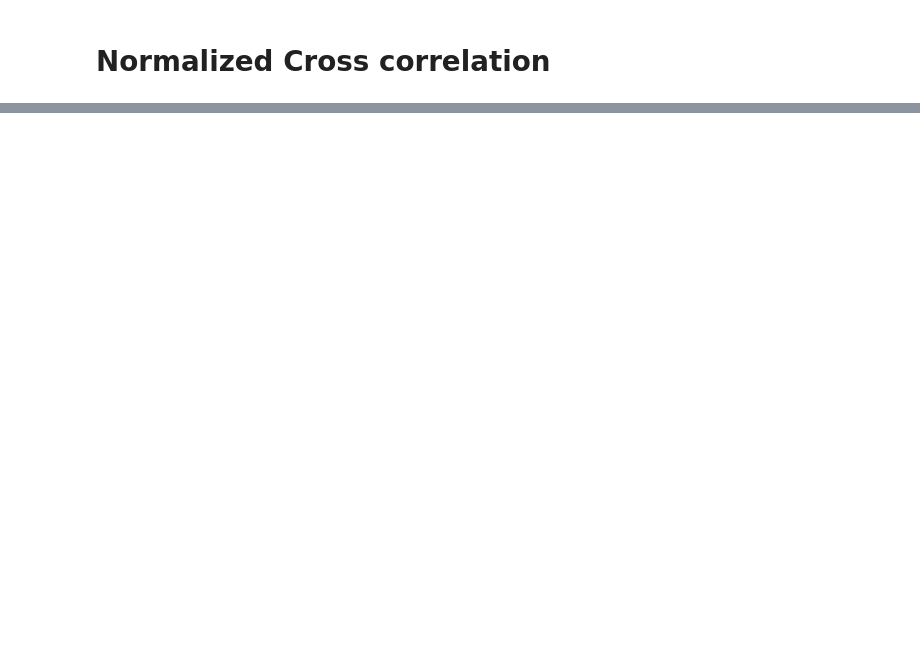
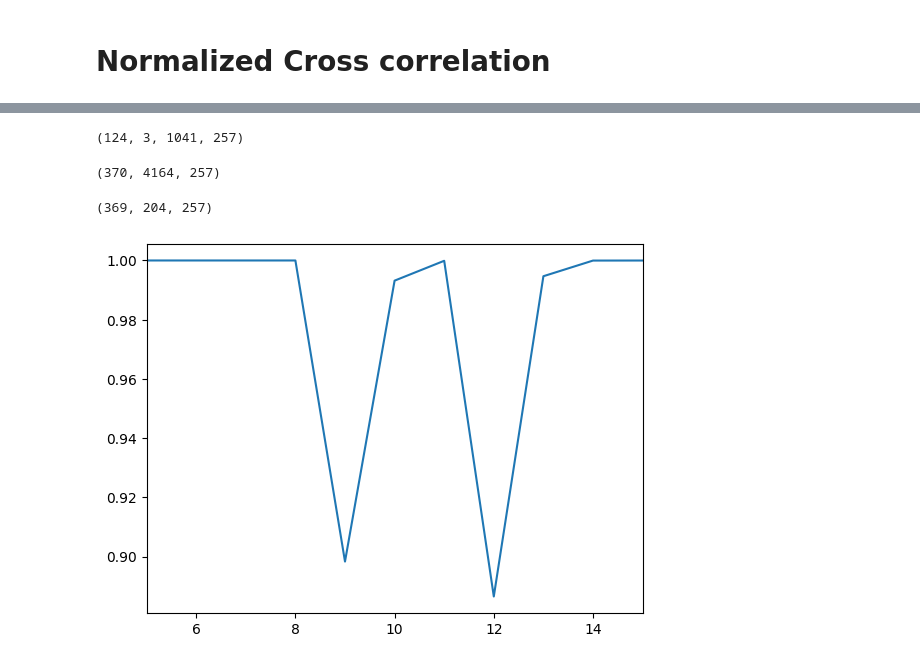
Before and after one commit to wewightman/pyusel-dispest, a Jupyter notebook: examples/partmotion.ipynb, the cells around one changed output, grey strips where cells are left out. Saved outputs shown, nothing was run; the diff lists cells and outputs as text; code cells hidden in the pictures; blank space fills up the shorter version.

```diff
--- a/examples/partmotion.ipynb
+++ b/examples/partmotion.ipynb
@@ -421,0 +180,3 @@ spm 50
+# %%
+from hdf5storage import loadmat
+params = loadmat("/home/wren/Documents/data/phantom/acq00_tilt00.0deg_dur400cyc_fnum2/ChannelPost/bulkDAS/tracking.mat", simplify_cells=True)
@@ -421,0 +193,25 @@ spm 50
+# %%
+data.shape
+rf = np.mean(data[0,:,:,:], axis=0)
+env = np.abs(hilbert(rf, axis=0))
+logged = 20*np.log10(env/np.percentile(env, 99))
+
+plt.figure()
+plt.imshow(logged, extent=1E3*np.array([lateral[0], lateral[-1], axial[-1], axial[0]]), cmap='gray', vmin=-35, vmax=5)
+plt.show()
+
+freq = np.fft.fftshift(np.abs(np.fft.fft2(rf)))
+kax = np.fft.fftshift(np.fft.fftfreq(rf.shape[0], 1E3*(axial[1]-axial[0])))
+klat = np.fft.fftshift(np.fft.fftfreq(rf.shape[1], 1E3*(lateral[1]-lateral[0])))
+
+plt.figure()
+plt.imshow(freq, extent=[klat[0], klat[-1], kax[-1], kax[0]])
+plt.ylim(0, None)
+plt.show()
+
+freq_onaxis = np.fft.fftshift(np.mean(np.abs(np.fft.fft(rf, axis=0)), axis=1))
+
+plt.figure()
+plt.plot(kax, freq_onaxis**2)
+plt.xlim(0,None)
+plt.show()
@@ -421,0 +255,3 @@ spm 50
+# %%
+from scipy.signal import resample
+rolled, axial = resample(rolled, rolled.shape[1]*4, axial, axis=1, window='tukey')
@@ -421,0 +286,25 @@ spm 50
+# %%
+data.shape
+# %% [output]
+(124, 3, 1041, 257)
+# %%
+rolled.shape
+# %% [output]
+(370, 4164, 257)
+# %%
+vel.shape
+# %% [output]
+(369, 204, 257)
+# %%
+cross = np.sum(rolled[:-1,:,:] * rolled[1:,:,:], axis=(1,2))
+self0 = np.sum(rolled[:-1,:,:] * rolled[:-1,:,:], axis=(1,2))
+self1 = np.sum(rolled[1:,:,:] * rolled[1:,:,:], axis=(1,2))
+
+rhos = cross/np.sqrt(self0*self1)
+
+plt.figure()
+plt.plot(rhos)
+plt.xlim(5,15)
+plt.show()
+# %% [output]
+[figure, added]
```
Also changed, not shown: parts of 21 cells of this notebook.
